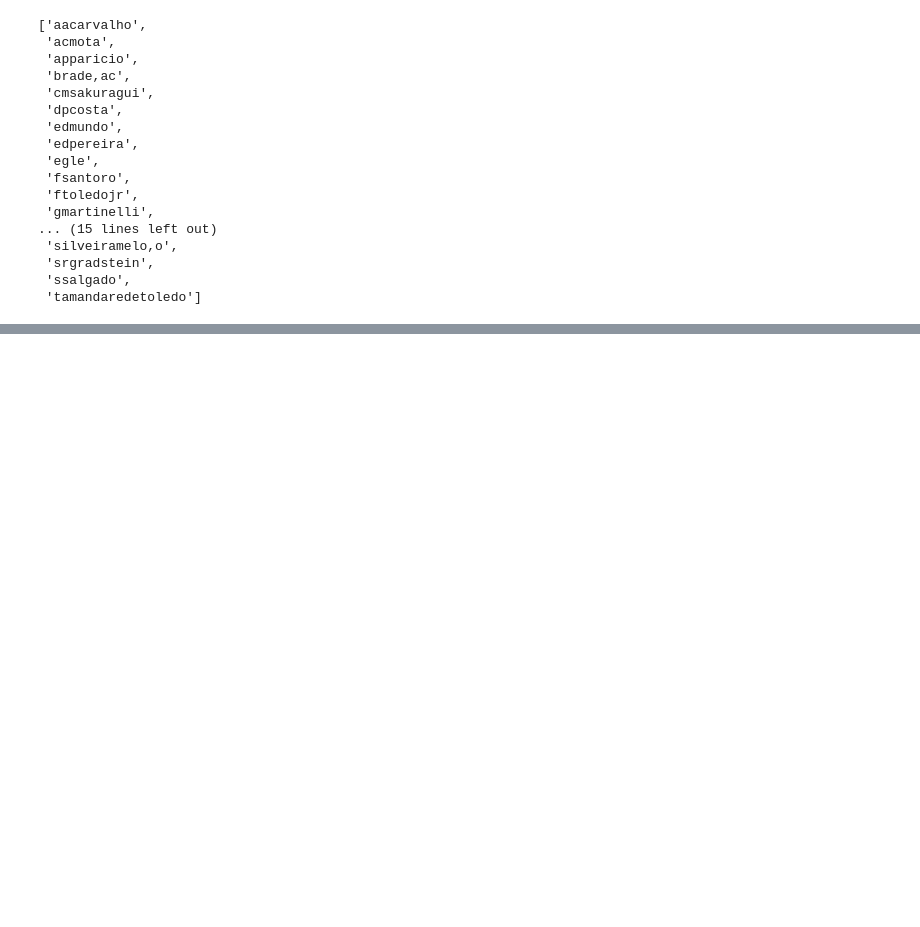
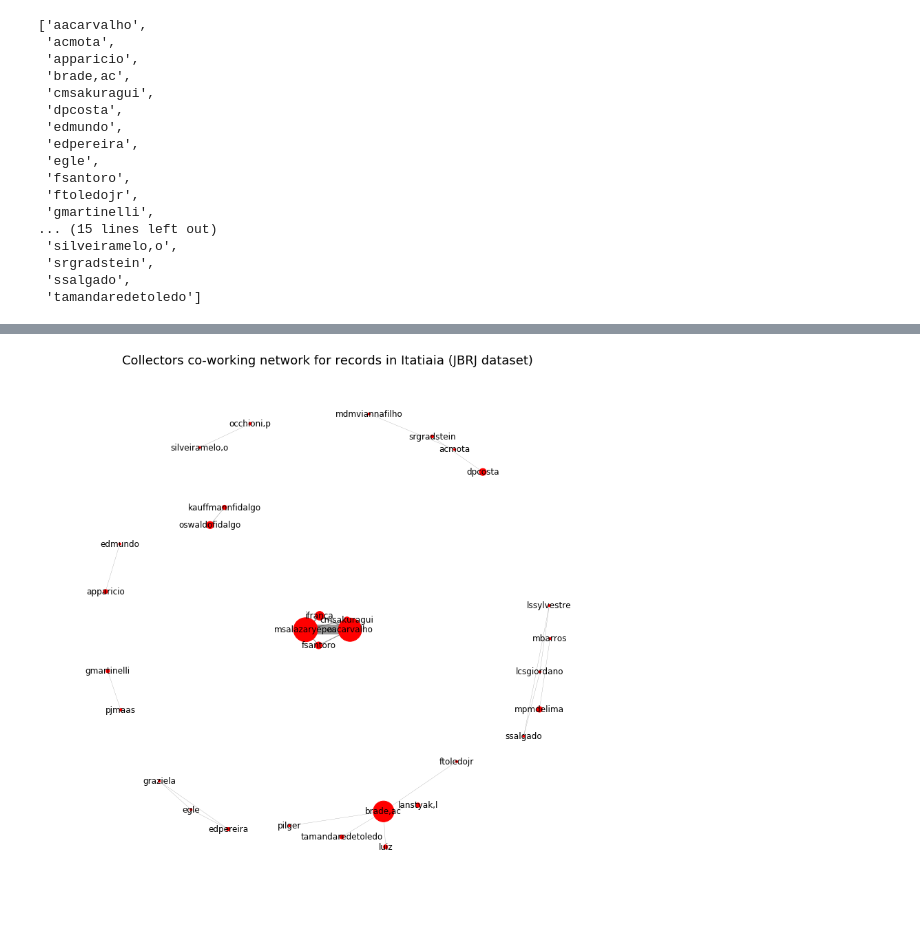
Before and after one commit to pedrosiracusa/datascience_biodiversity, a Jupyter notebook: notebooks/n8_case_study_itatiaia_collectors.ipynb, the cells around one changed output, grey strips where cells are left out. Cells and saved outputs as stored; diff of their text form; code cells hidden in the pictures; blank space fills up the shorter version.

```diff
--- a/notebooks/n8_case_study_itatiaia_collectors.ipynb
+++ b/notebooks/n8_case_study_itatiaia_collectors.ipynb
@@ -155,8 +90,2 @@ namesMap = dict( (n, normalize(n)) for n in namesList )
 # %% [markdown]
 Now, we can inspect the names map and verify that some variations actually belong to the same entity. I'll use the function below to remap normalized names in the names map. The function takes a remapping dictionary and the names map to be modified and performs the remapping inplace.
-# %%
-def remap(remappingDict, nmap):
-    # remaps names after normalized (using a remapping dictionary)
-    getNamePrimitives = lambda n: ( name for name,norm in nmap.items() if norm == n )
-    for n,t in ( (n,t) for s,t in remappingDict.items() for n in getNamePrimitives(s) ):
-        nmap[n]=t
@@ -232,8 +96,5 @@ reatomizeRecords(occs_itatiaia, 'collectors_split', names_index['msalazaryepes,a
 # %% [markdown]
 ## Atomizing names
-# %%
-occs_itatiaia = occs[occs['county'].apply(lambda x: 'Itatiaia' in str(x))]
-occs_itatiaia = occs_itatiaia[occs_itatiaia['recordedBy'].notnull()]
 # %%
 def atomizeNames( df, colName, atomizingFunction, recordsIndex=None, atomizedColName=None  ):
     if not atomizedColName:
@@ -464,0 +363,4 @@ occs_itatiaia.loc[ni['brade,ac']]
+# %%
+m = nm.getMap()
+names = ([ m[n] for n in names ] for names in occs_itatiaia_collaborative['recordedBy_atomized'])
+G = CoworkingNetwork( names, weighted=True)
@@ -464,0 +389,3 @@ occs_itatiaia.loc[ni['brade,ac']]
+# %%
+nrecords = dict( (n,len(ix)) for n,ix in getNamesIndexes(occs_itatiaia,'recordedBy_atomized',m).items() )
+nx.set_node_attributes(G, 'n_records',nrecords)
@@ -464,0 +421,23 @@ occs_itatiaia.loc[ni['brade,ac']]
+# %%
+lt = nx.layout.spring_layout(G)
+pos = {
+ 'msalazaryepes': (0.45,0.5),
+ 'aacarvalho': (0.55,0.5)
+}
+lt.update(pos)
+
+edges = G.edges()
+edges_weights = [ G.edge[u][v]['weight'] for u,v in edges ]
+nodes = G.nodes()
+nodes_sizes = [ G.node[n]['n_records'] for n in nodes ]
+
+plt.figure(figsize=(14,14))
+plt.title('Collectors co-working network for records in Itatiaia (JBRJ dataset)', fontsize=18)
+plt.axis('off')
+nx.draw_networkx_nodes(G, lt, nodes, node_size=[10 if s<=10 else s for s in nodes_sizes])
+nx.draw_networkx_labels(G, lt, font_color='k')
+nx.draw_networkx_edges(G, lt, edges, width=[ 0.3 if w<=10 else w/80 for w in edges_weights], alpha=0.4 )
+
+plt.show()
+# %% [output]
+[figure, added]
```
Also changed, not shown: parts of 32 cells of this notebook, 2 other files.
